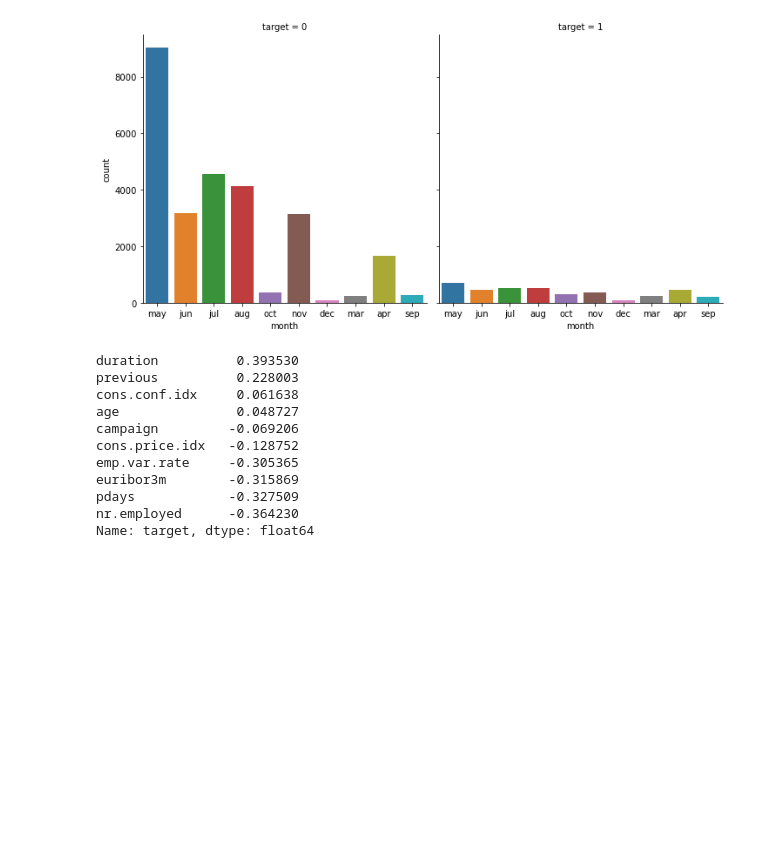
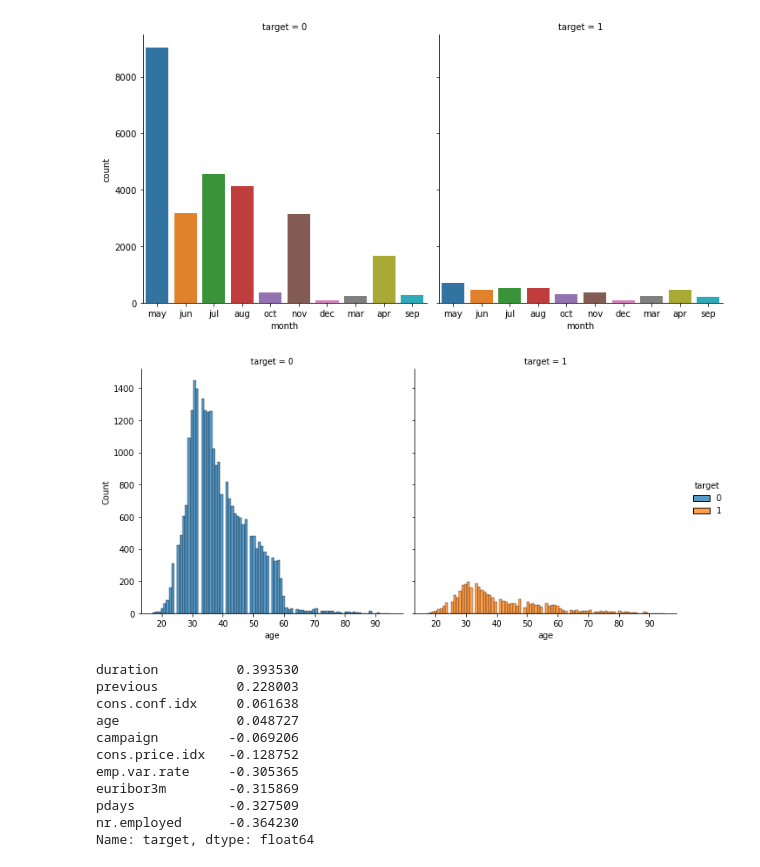
Before and after one commit to ebipm64/Binary-classification-with-Deep-learning, a Jupyter notebook: Code/Exploratory Data Analysis.ipynb, the cells around one changed output. Saved outputs shown, nothing was run; the diff lists cells and outputs as text; code cells hidden in the pictures; blank space fills up the shorter version.

```diff
--- a/Code/Exploratory Data Analysis.ipynb
+++ b/Code/Exploratory Data Analysis.ipynb
@@ -82,6 +78,11 @@ plt.savefig('../Plot/month vs target')
 # %% [output]
 <Figure size 2400x1600 with 0 Axes>
 [figure]
+# %%
+sns.displot(x='age',data=df,hue='target',col='target',height=5)
+plt.savefig('../Plot/age vs target')
+# %% [output]
+[figure, added]
 # %%
 df.corr()['target'].sort_values(ascending=False)[1:]
 # %% [output]
```
Also changed, not shown: parts of 3 cells of this notebook, 1 other file.
